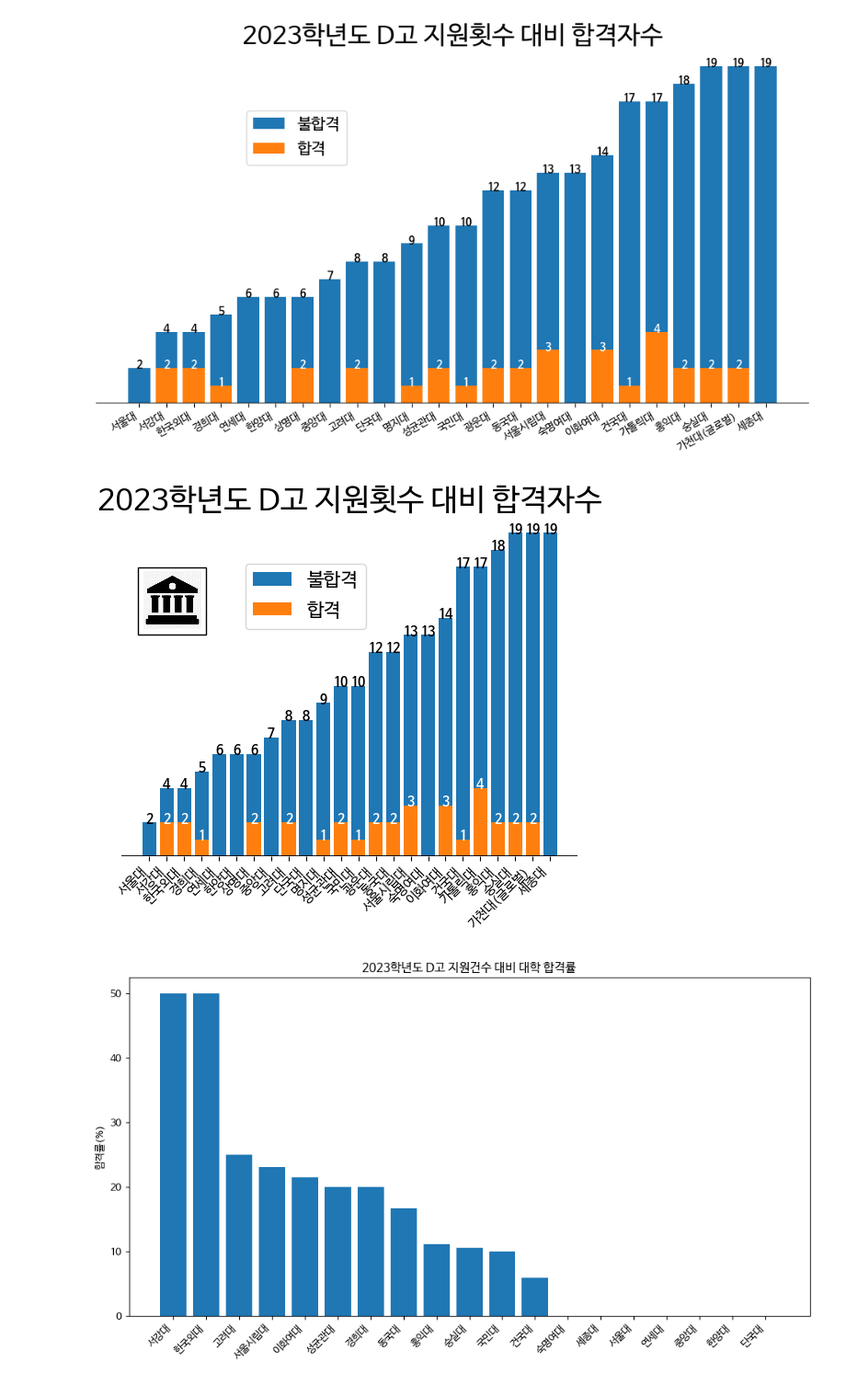
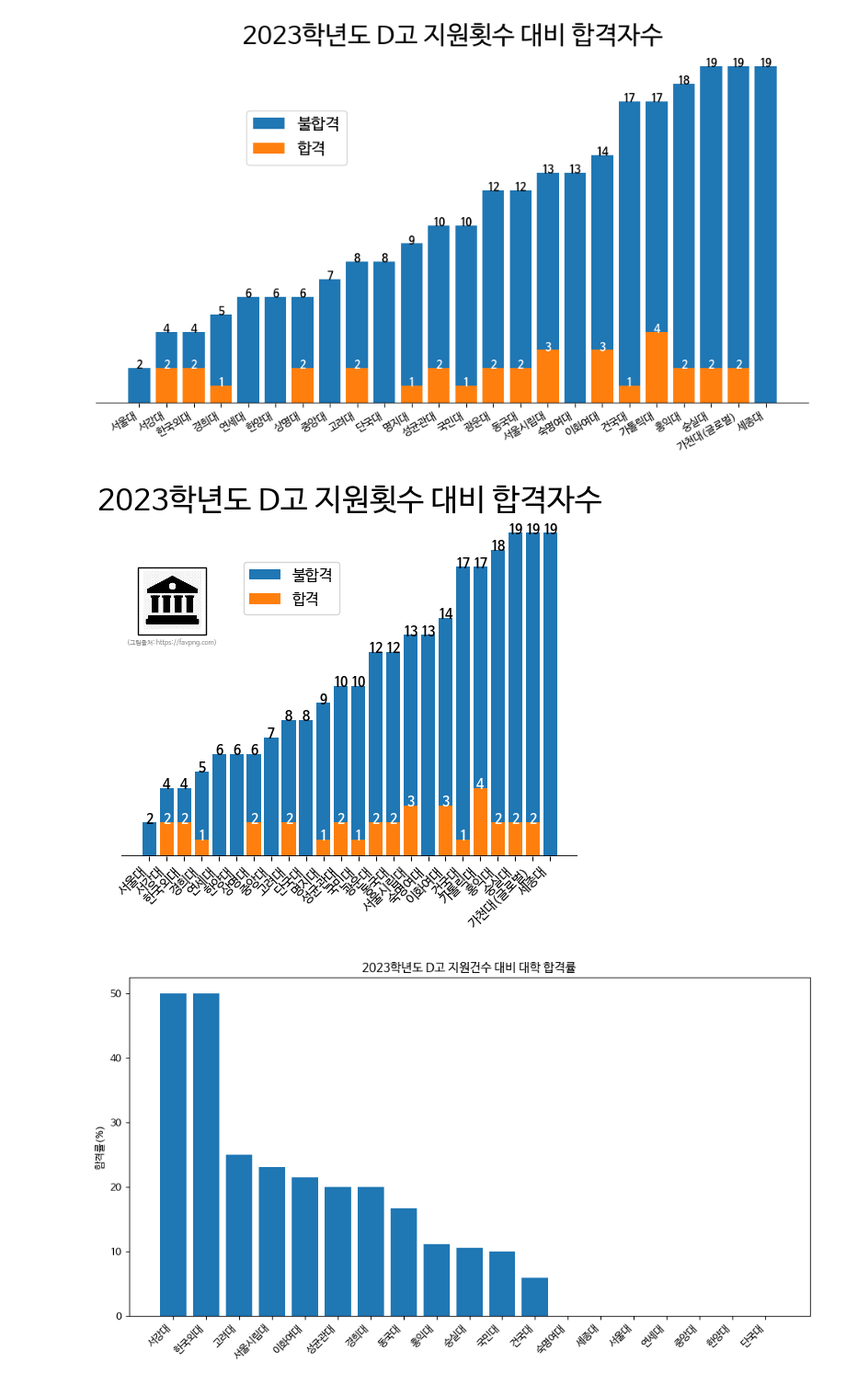
Before and after one commit to ecloguehwang/HSS, a Jupyter notebook: 지원건수대비합격횟수_대학별합격률_D고RPA.ipynb, the cells around one changed output. Shown at 92% size. Cells and saved outputs as stored; diff of their text form; code cells hidden in the pictures.

```diff
--- a/지원건수대비합격횟수_대학별합격률_D고RPA.ipynb
+++ b/지원건수대비합격횟수_대학별합격률_D고RPA.ipynb
@@ -150,6 +150,7 @@ plt.show()
 [figure]
 # %%
 #대학 그림 들어간 그래프
+
 import matplotlib.pyplot as plt
 from matplotlib.offsetbox import OffsetImage, AnnotationBbox
 
@@ -158,6 +159,7 @@ path = '/content/drive/MyDrive/python/deungchon/'
 image = plt.imread(f'{path}uni.jpg')
 
 
+#그래프 기본 틀 그리기
 fig, ax = plt.subplots()
 
 
@@ -165,7 +167,6 @@ fig, ax = plt.subplots()
 im = OffsetImage(image, zoom=0.2) # adjust the zoom level as needed
 ab = AnnotationBbox(im, (1.3, 15)) # adjust the coordinates as needed
 ax.add_artist(ab)
-
 
 
 # create a vertical stacked bar plot of the number of applications and acceptance
@@ -183,35 +184,39 @@ for i, v in enumerate(admission_df['합격 건수']):
         #plt.text(i, v, str(v), color='black', ha='center', fontweight='bold') #글자색 black
 for a, b in enumerate(admission_df['지원 건수']):
     if b > 0:
         plt.text(a, b, str(b), color='black', ha='center', fontweight='bold')
 
 # modify the y-tick range to start from 1 instead of 0
 plt.yticks(np.arange(1, 21, 2))
 
 #y축 제거
 plt.yticks([])
 
 # remove ticks and spines from the y-axis and top x-axis
 plt.tick_params(axis='y', which='both', length=0)  # remove ticks from y-axis
 #plt.tick_params(axis='x', which='both', length=0, top=False)  # remove ticks from top x-axis
 plt.gca().spines['top'].set_visible(False)  # remove spine from top x-axis
 plt.gca().spines['right'].set_visible(False)  # remove spine from right y-axis
 plt.gca().spines['left'].set_visible(False)  # remove spine from right y-axis
 plt.gca().spines['bottom'].set_visible(False)  # remove spine from right y-axis
 
 # create a horizontal line on the x-axis
 plt.axhline(y=0, color='black', linewidth=2)
 
 # move the legend to the right and adjust its position
-plt.legend(fontsize = 15, loc='upper left', bbox_to_anchor=(0.25, 0.89))
+plt.legend(fontsize = 12, loc='upper left', bbox_to_anchor=(0.25, 0.89))
 
 
 # adjust the spacing of the plot to make room for the legend
 #plt.subplots_adjust(right=0.75)
 
+#caption 추가
+plt.text(0.11, 0.63, '(그림출처: https://favpng.com)', ha='center', va='center', transform=ax.transAxes, fontsize=5,  color='gray')
+
+
 plt.show()
 # %% [output]
-[figure, old version]
+[figure, new version]
 # %%
 df_gch = df[df['대학'].str.contains('[가]+')]
 print(df_gch)
```
